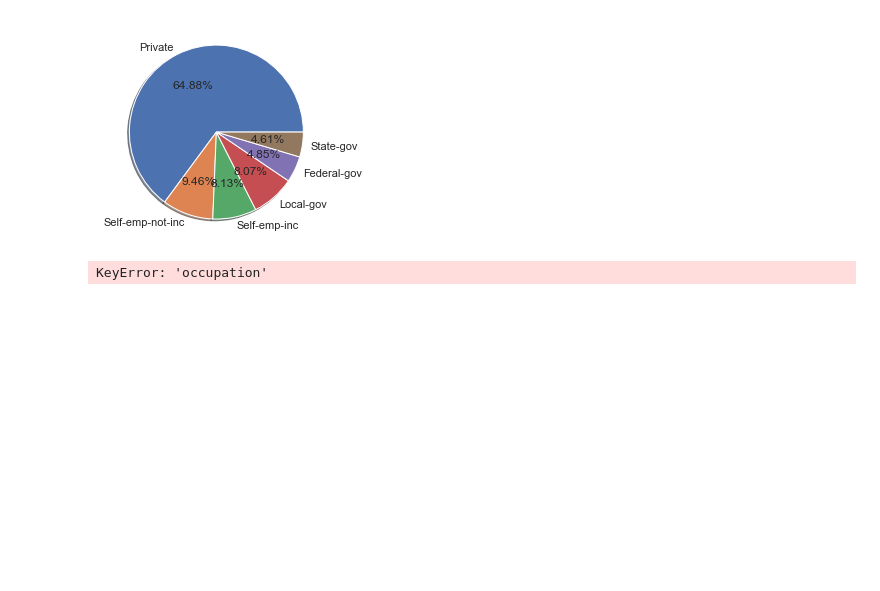
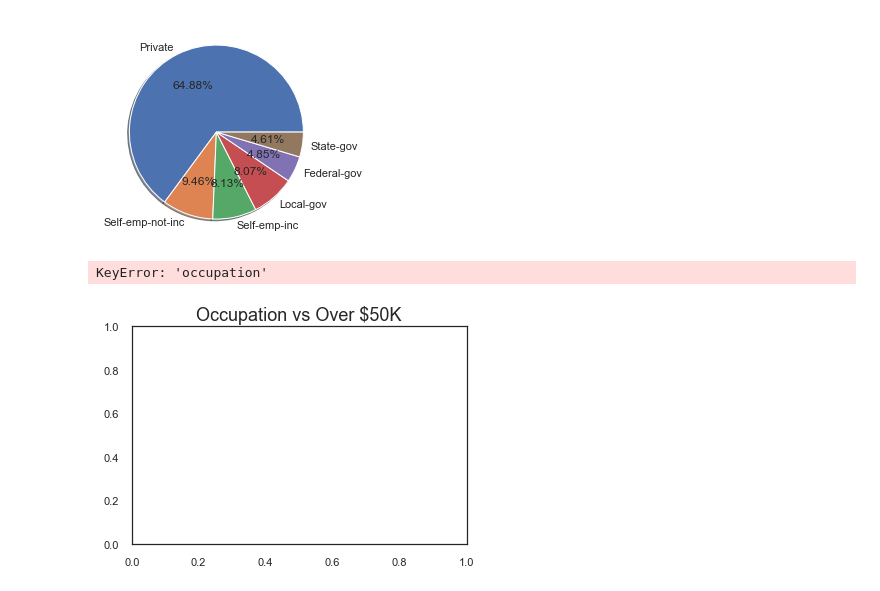
Before and after one commit to J-Joseph524/Finding_Donors, a Jupyter notebook: Final_Notebook.ipynb, the cells around one changed output. Cells and saved outputs as stored; diff of their text form; code cells hidden in the pictures; blank space fills up the shorter version.

```diff
--- a/Final_Notebook.ipynb
+++ b/Final_Notebook.ipynb
@@ -264,3 +264,8 @@ y = df.groupby(['occupation']).over_50k.mean();
 x = y.index
 # %% [output]
 KeyError: 'occupation'
+# %%
+sns.set(style='white')
+plt.title('Occupation vs Over $50K', fontsize=18);
+# %% [output]
+[figure, added]
```
